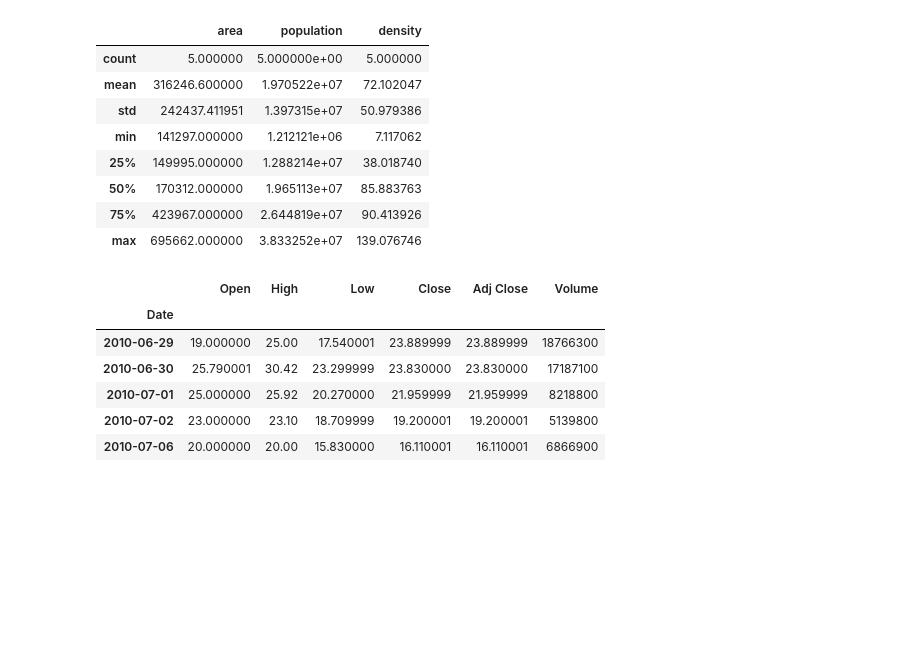
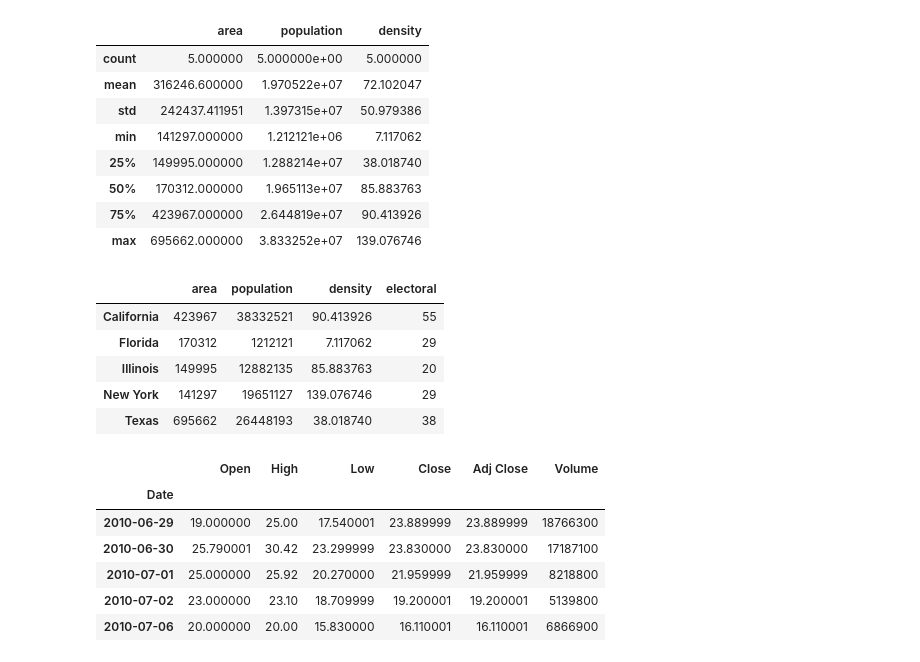
Before and after one commit to cjekel/Introduction-to-Python-Numerical-Analysis-for-Engineers-and-Scientist, a Jupyter notebook: lectures/lecture13/lecture13.ipynb, the cells around one changed output. Drawn from its saved outputs; the diff is of its cells as text; code cells hidden in the pictures; blank space fills up the shorter version.

```diff
--- a/lectures/lecture13/lecture13.ipynb
+++ b/lectures/lecture13/lecture13.ipynb
@@ -124,6 +124,25 @@ states.describe()
 | 50% | 170312.000000 | 1.965113e+07 | 85.883763 |
 | 75% | 423967.000000 | 2.644819e+07 | 90.413926 |
 | max | 695662.000000 | 3.833252e+07 | 139.076746 |
+# %%
+# let's add the electoral votes to the DataFrame
+# First let's create a dictionary of what we want to add
+votes = {'California': 55, 'Florida': 29,'Illinois': 20, 'New York': 29, 'Texas': 38}
+
+# now let's turn the dictionary into a pd series
+votes = pd.Series(votes)
+
+# Now we'll use the assign function to add a column named
+#electoral to the DataFrame
+states = states.assign(electoral=votes)
+states
+# %% [output]
+|  | area | population | density | electoral |
+| California | 423967 | 38332521 | 90.413926 | 55 |
+| Florida | 170312 | 1212121 | 7.117062 | 29 |
+| Illinois | 149995 | 12882135 | 85.883763 | 20 |
+| New York | 141297 | 19651127 | 139.076746 | 29 |
+| Texas | 695662 | 26448193 | 38.018740 | 38 |
 # %%
 tsla = pd.read_csv('code/TSLA.csv', index_col='Date')
 tsla.head()
```
Also changed, not shown: parts of 3 cells of this notebook, 2 other files.
